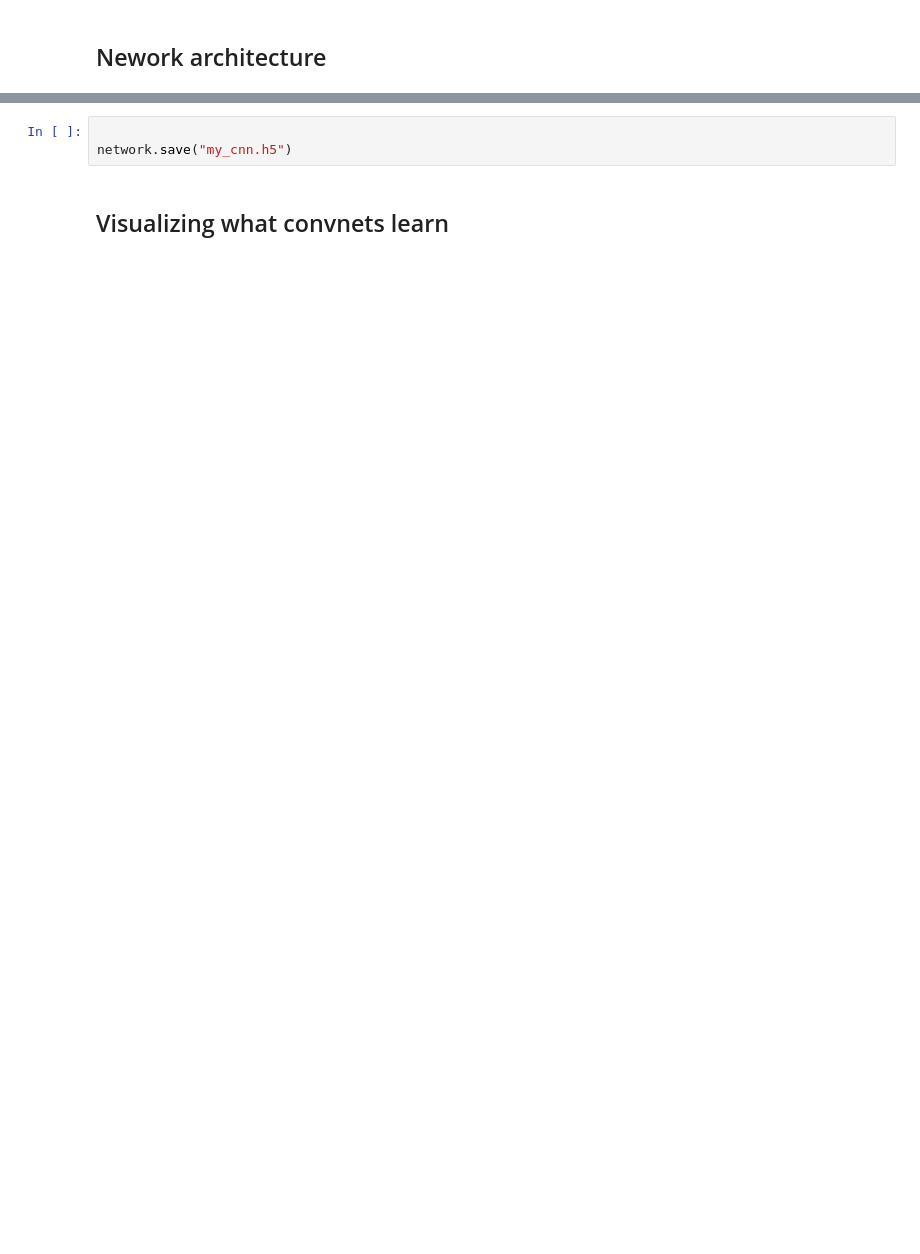
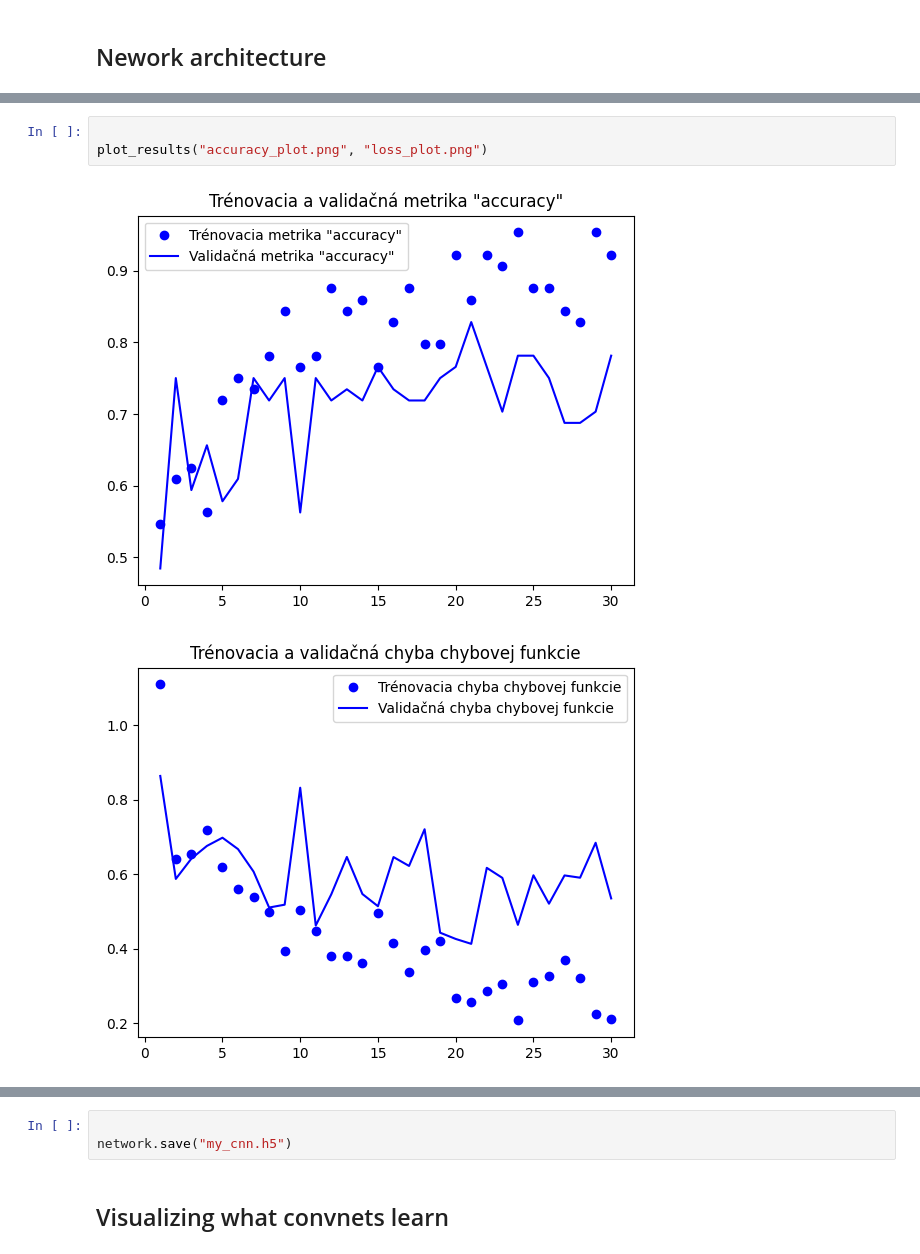
Before and after one commit to NikoletaKocurovaAI/artificial-intelligence, a Jupyter notebook: computer-vision/robot-object-recognition/research/object_classification.ipynb, the cells around one changed output, grey strips where cells are left out. Cells and saved outputs as stored; diff of their text form; blank space fills up the shorter version.

```diff
--- a/computer-vision/robot-object-recognition/research/object_classification.ipynb
+++ b/computer-vision/robot-object-recognition/research/object_classification.ipynb
@@ -1063,0 +626,6 @@ test_acc
+# %%
+
+plot_results("accuracy_plot.png", "loss_plot.png")
+# %% [output]
+[figure, added]
+[figure, added]
```
Also changed, not shown: parts of 95 cells of this notebook.
